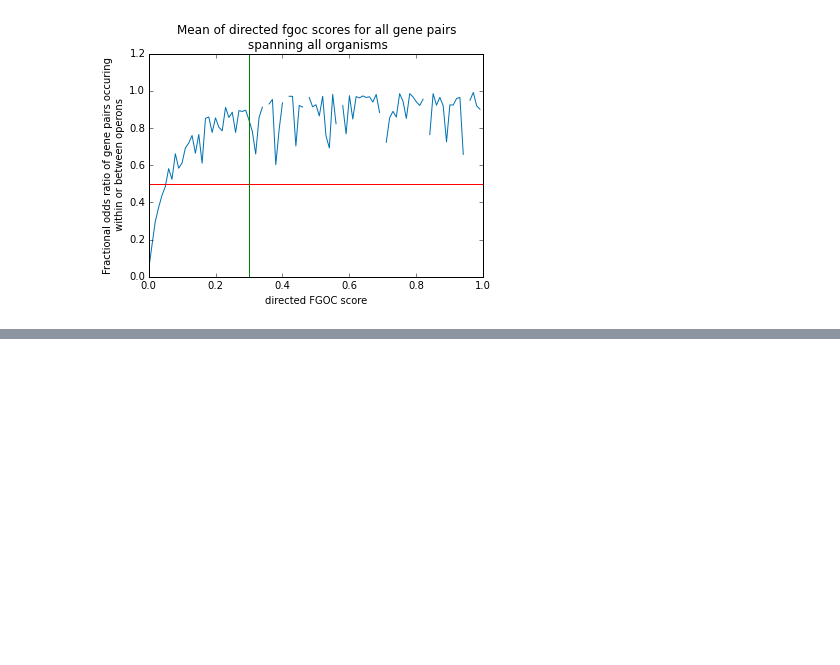
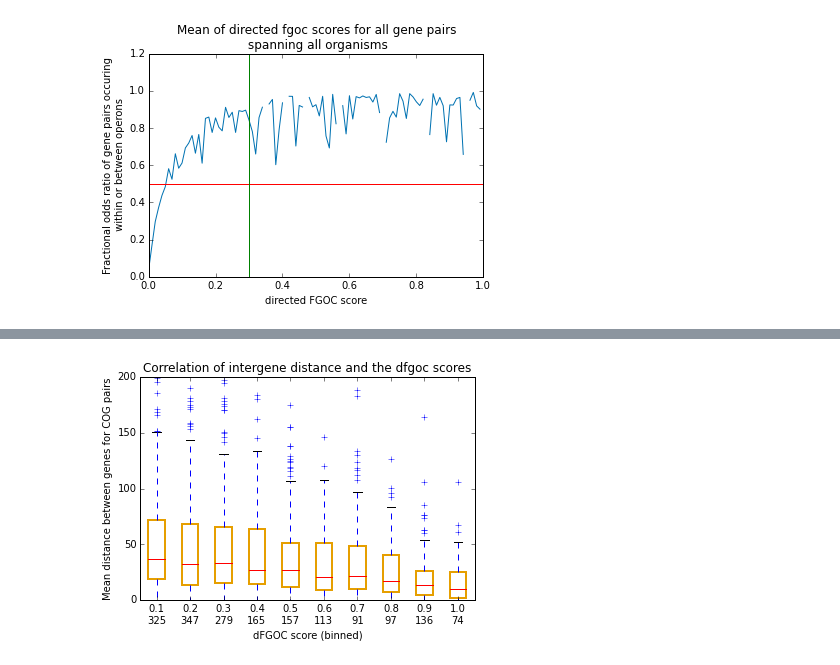
Before and after one commit to jagannath/operons, a Jupyter notebook: operonStats.ipynb, the cells around one changed output, grey strips where cells are left out. Saved outputs shown, nothing was run; the diff lists cells and outputs as text; code cells hidden in the pictures; blank space fills up the shorter version.

```diff
--- a/operonStats.ipynb
+++ b/operonStats.ipynb
@@ -306,0 +389,95 @@ plt.savefig(f,dpi=300)
+# %%
+# Replotting this but as bar charts or box plots; Binning the dfgoc or distance scores
+import collections
+
+plt.close()
+
+dfgoc_distList_dict = collections.defaultdict(list)
+dist_dfgoc_dict = collections.defaultdict(list)
+
+for (cogA, cogB, meanDist,stdevDist,dfgoc,fgoc,count) in dist_dfgoc_list:
+    key_dfgoc = round(dfgoc,1) #0.1, 0.2,...
+    dfgoc_distList_dict[key_dfgoc].append(meanDist)
+    key_dist = round(meanDist,0)
+    dist_dfgoc_dict[key_dist].append(dfgoc)
+
+dfgoc_distList_ord = collections.OrderedDict(sorted(dfgoc_distList_dict.items()))
+allDist_data = list()
+for k,v in dfgoc_distList_ord.items():
+    allDist_data.append(v)
+
+# Box plot of the mean intergenic distance for each COG pair
+fig, axes = plt.subplots(nrows=1, ncols=1)
+bbplot = axes.boxplot(allDist_data,vert=True,patch_artist=True)
+for box in bbplot['boxes']:
+    # change outline color
+    box.set( edgecolor='#e69f00', linewidth=2)
+    #box.set( facecolor = '#e69f00' )
+dfgoc_labels = map(str,np.arange(cutoff,1.1,0.1))
+nbr_inBins = map(str,[len(item) for item in allDist_data])
+xlabels = [item[0]+'\n'+item[1] for item in zip(dfgoc_labels,nbr_inBins)]
+
+plt.setp(axes, xticks=range(1,len(xlabels)+1,1),xticklabels=xlabels)
+plt.xlabel('dFGOC score (binned)')
+plt.ylabel('Mean distance between genes for COG pairs')
+plt.title('Correlation of intergene distance and the dfgoc scores')
+axes.set_ylim([0,200])
+
+# Saving figure
+fname = 'bin_dfgoc_meanInterdist_yLimaxis.boxplot.svg'
+f = os.path.join(imgDir,fname)
+plt.savefig(f,dpi=300)
+plt.show()
+plt.close()
+
+# Understanding the variation of distances
+dist_bins = [10,20,50,100,200,500]
+binDist_dfgoc_dict = collections.defaultdict(list)
+for dist,dfgocList in dist_dfgoc_dict.items():
+    if dist <= 10:
+        binDist_dfgoc_dict[10].append((dist,np.mean(dfgocList),len(dfgocList)))
+    elif 10<dist<=20:
+        binDist_dfgoc_dict[20].append((dist,np.mean(dfgocList),len(dfgocList)))
+    elif 20<dist<=50:
+        binDist_dfgoc_dict[50].append((dist,np.mean(dfgocList),len(dfgocList)))
+    elif 50<dist<=100:
+        binDist_dfgoc_dict[100].append((dist,np.mean(dfgocList),len(dfgocList)))
+    elif 100<dist<=200:
+        binDist_dfgoc_dict[200].append((dist,np.mean(dfgocList),len(dfgocList)))
+    else:
+        binDist_dfgoc_dict[300].append((dist,np.mean(dfgocList),len(dfgocList)))
+
+alldfgoc_data = list()
+alllen_data = list()
+for k,v in sorted(binDist_dfgoc_dict.items()):
+    alldfgoc_data.append([item[1] for item in v])
+    alllen_data.append([item[2] for item in v])
+
+# Box plot of the mean dfgoc score for each intergenic distance bin
+fig, axes = plt.subplots(nrows=1, ncols=1)
+bbplot = axes.boxplot(alldfgoc_data,vert=True,patch_artist=True)
+for box in bbplot['boxes']:
+    # change outline color
+    box.set( edgecolor='#0072b2', linewidth=2)
+    # change fill color
+    #box.set( facecolor = '#e69f00' )
+dist_labels = map(str,dist_bins)
+nbrs = [sum(item) for item in alllen_data]
+
+nbr_inBins = map(str,[sum(item) for item in alllen_data])
+xlabels = ['><'+item[0]+'\n'+item[1] for item in zip(dist_labels,nbr_inBins)]
+
+plt.setp(axes, xticks=range(1,7,1),xticklabels=xlabels)
+plt.xlabel('intergenic distance in bp (binned)')
+plt.ylabel('dFGOC between genes for COG pairs')
+plt.title('Correlation of intergene distance and the dfgoc scores')
+
+# Saving figure
+fname = 'bin_meanInterdist_dfgoc.boxplot.svg'
+f = os.path.join(imgDir,fname)
+plt.savefig(f,dpi=300)
+plt.show()
+
+print "Completed",time.ctime()
+# %% [output]
+[figure, added]
```
Also changed, not shown: parts of 14 cells of this notebook, 3 other files.
